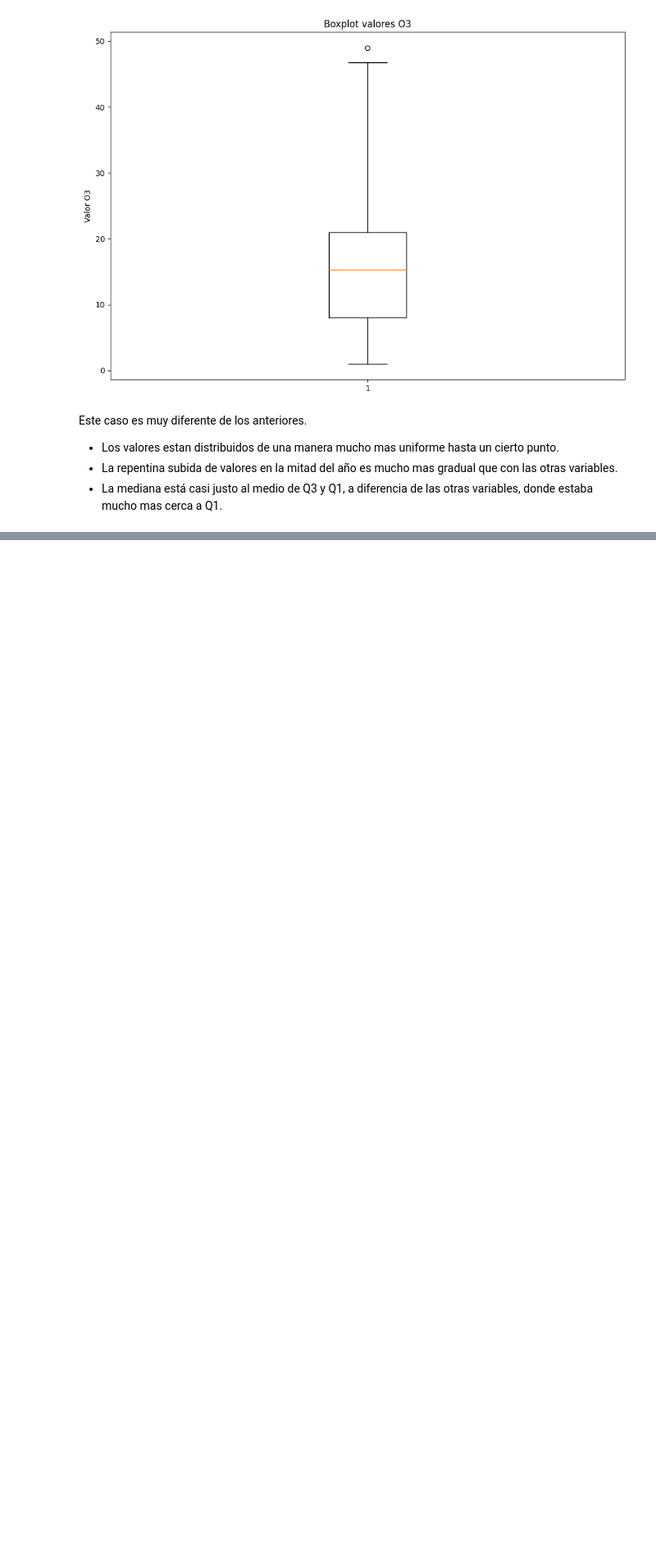
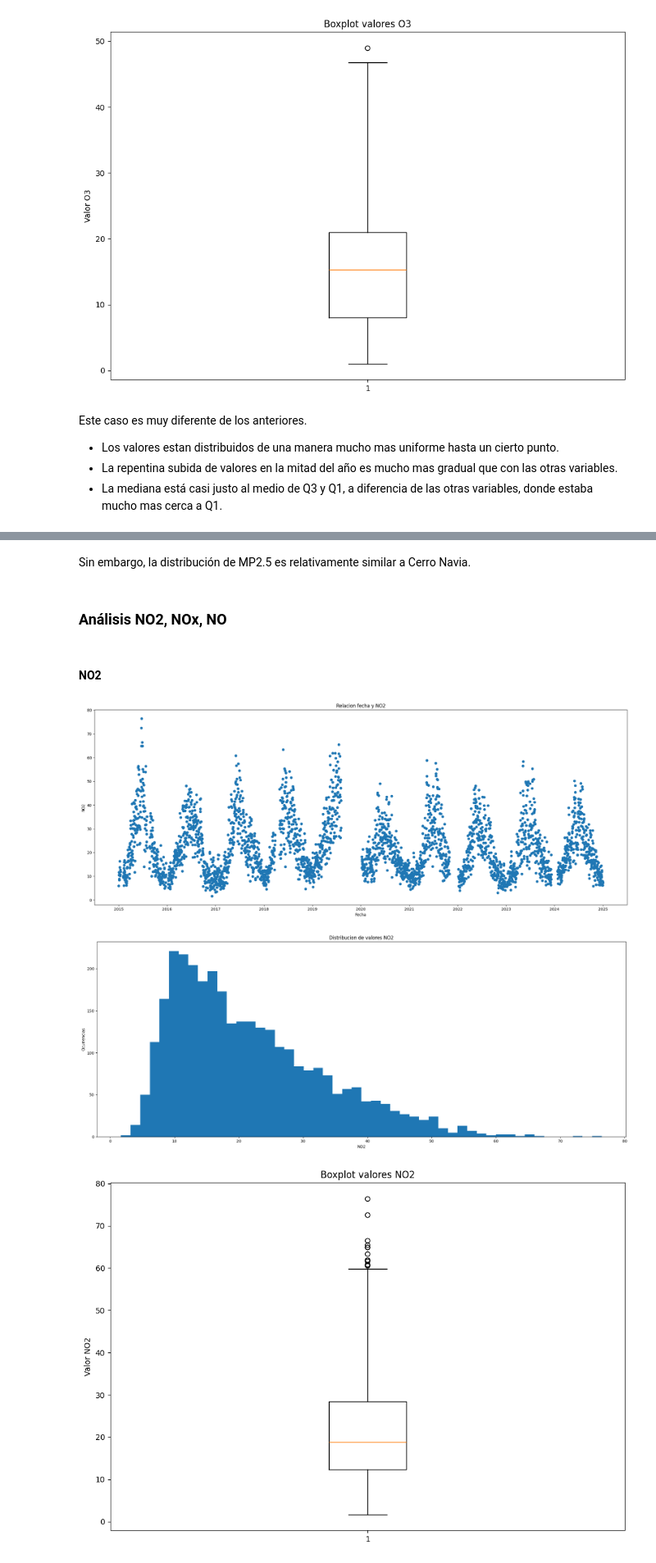
Before and after one commit to Seba-RC/AnalisisContaminacionAire, a Jupyter notebook: AnalisisDatos.ipynb, the cells around one changed output, grey strips where cells are left out. Shown at 82% size. Cells and saved outputs as stored; diff of their text form; code cells hidden in the pictures; blank space fills up the shorter version.

```diff
--- a/AnalisisDatos.ipynb
+++ b/AnalisisDatos.ipynb
@@ -660,0 +827,38 @@ Este caso es muy diferente de los anteriores.
+# %% [markdown]
+Sin embargo, la distribución de MP2.5 es relativamente similar a Cerro Navia.
+# %% [markdown]
+### Análisis NO2, NOx, NO
+# %% [markdown]
+#### NO2
+# %%
+# Grafico de dispersión
+plt.figure(figsize=(20, 8))
+plt.title('Relacion fecha y NO2')
+plt.scatter(dfLasCondes['Fecha'], dfLasCondes['NO2'])
+plt.xlabel('Fecha')
+plt.ylabel('NO2')
+
+plt.tight_layout()
+plt.show()
+# Histograma
+plt.figure(figsize=(20, 8))
+plt.title('Distribucion de valores NO2')
+plt.hist(dfLasCondes['NO2'], bins=50)
+plt.xlabel('NO2')
+plt.ylabel('Ocurrencias')
+
+plt.tight_layout()
+plt.show()
+# Boxplot
+plt.figure(figsize=(10, 7))
+plt.title('Boxplot valores NO2')
+plt.boxplot(dfLasCondes['NO2'].dropna(), whis=2)
+plt.ylabel('Valor NO2')
+
+
+plt.tight_layout()
+plt.show()
+# %% [output]
+[figure, added]
+[figure, added]
+[figure, added]
```
Also changed, not shown: parts of 17 cells of this notebook.
